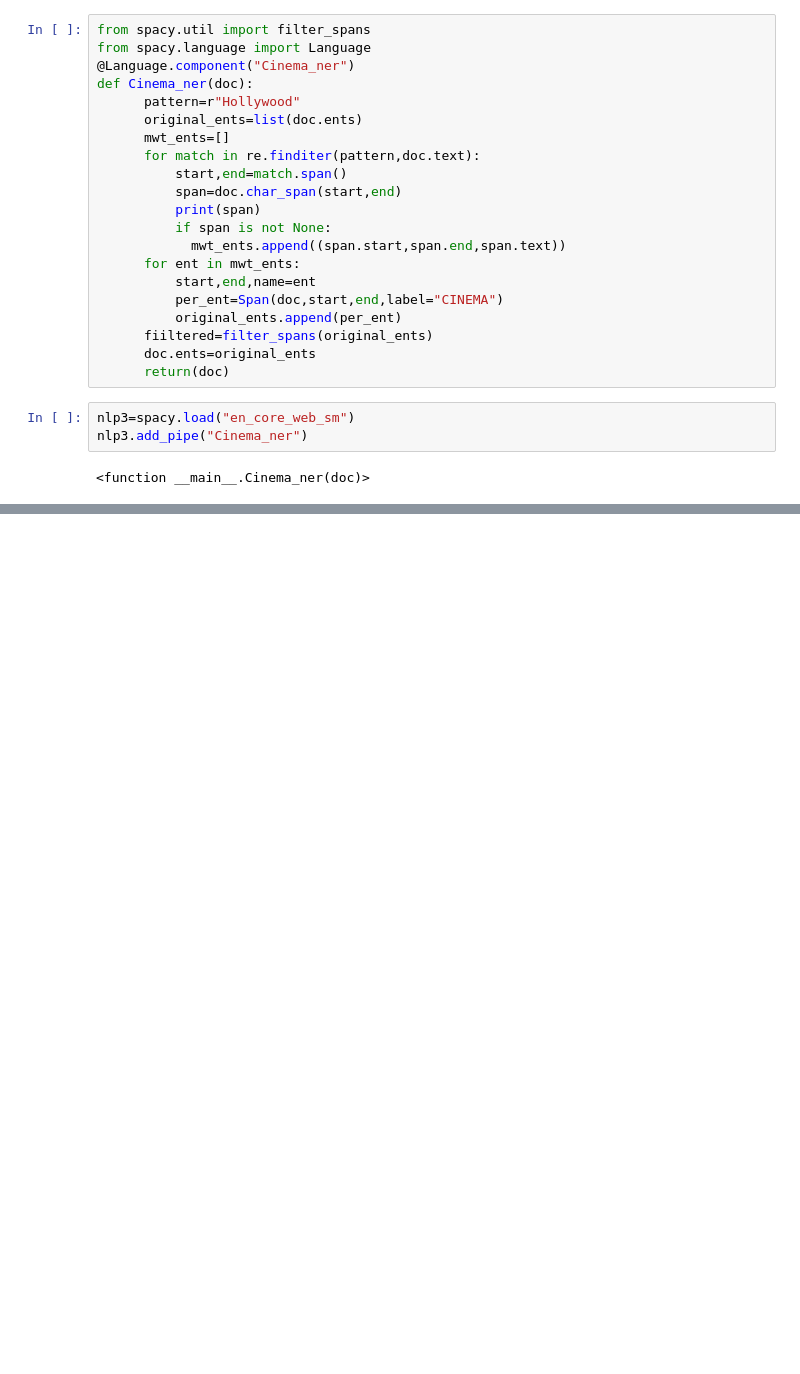
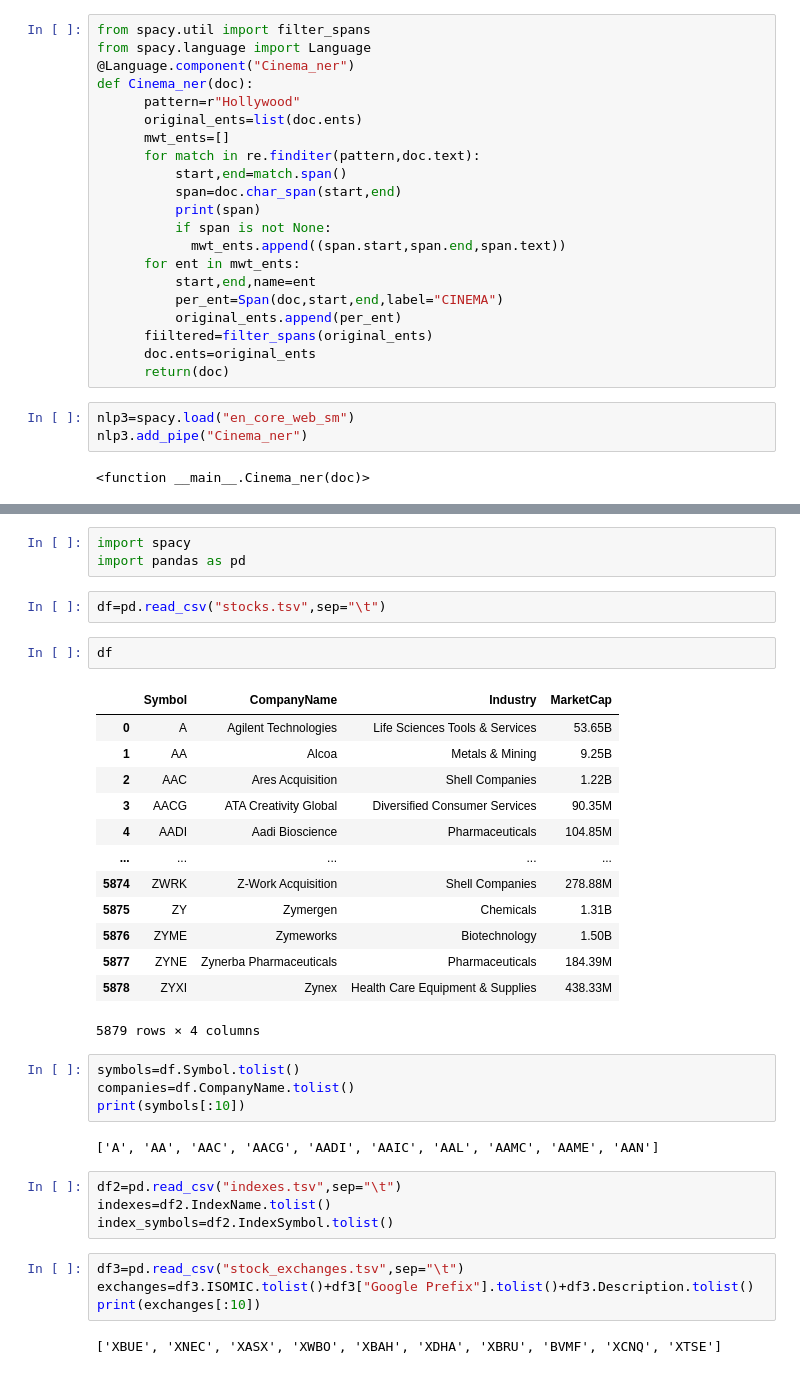
Before and after one commit to MathalinAK/housepriceprediction, a Jupyter notebook: spacy.ipynb, the cells around one changed output, grey strips where cells are left out. Drawn from its saved outputs; the diff is of its cells as text; blank space fills up the shorter version.

```diff
--- a/spacy.ipynb
+++ b/spacy.ipynb
@@ -825,0 +841,37 @@ ValueError: [E1010] Unable to set entity information for token 9 which is includ
+# %%
+import spacy
+import pandas as pd
+# %%
+df=pd.read_csv("stocks.tsv",sep="\t")
+# %%
+df
+# %% [output]
+|  | Symbol | CompanyName | Industry | MarketCap |
+| 0 | A | Agilent Technologies | Life Sciences Tools & Services | 53.65B |
+| 1 | AA | Alcoa | Metals & Mining | 9.25B |
+| 2 | AAC | Ares Acquisition | Shell Companies | 1.22B |
+| 3 | AACG | ATA Creativity Global | Diversified Consumer Services | 90.35M |
+| 4 | AADI | Aadi Bioscience | Pharmaceuticals | 104.85M |
+| ... | ... | ... | ... | ... |
+| 5874 | ZWRK | Z-Work Acquisition | Shell Companies | 278.88M |
+| 5875 | ZY | Zymergen | Chemicals | 1.31B |
+| 5876 | ZYME | Zymeworks | Biotechnology | 1.50B |
+| 5877 | ZYNE | Zynerba Pharmaceuticals | Pharmaceuticals | 184.39M |
+| 5878 | ZYXI | Zynex | Health Care Equipment & Supplies | 438.33M |
+5879 rows × 4 columns
+# %%
+symbols=df.Symbol.tolist()
+companies=df.CompanyName.tolist()
+print(symbols[:10])
+# %% [output]
+['A', 'AA', 'AAC', 'AACG', 'AADI', 'AAIC', 'AAL', 'AAMC', 'AAME', 'AAN']
+# %%
+df2=pd.read_csv("indexes.tsv",sep="\t")
+indexes=df2.IndexName.tolist()
+index_symbols=df2.IndexSymbol.tolist()
+# %%
+df3=pd.read_csv("stock_exchanges.tsv",sep="\t")
+exchanges=df3.ISOMIC.tolist()+df3["Google Prefix"].tolist()+df3.Description.tolist()
+print(exchanges[:10])
+# %% [output]
+['XBUE', 'XNEC', 'XASX', 'XWBO', 'XBAH', 'XDHA', 'XBRU', 'BVMF', 'XCNQ', 'XTSE']
```
Also changed, not shown: parts of 7 cells of this notebook.
